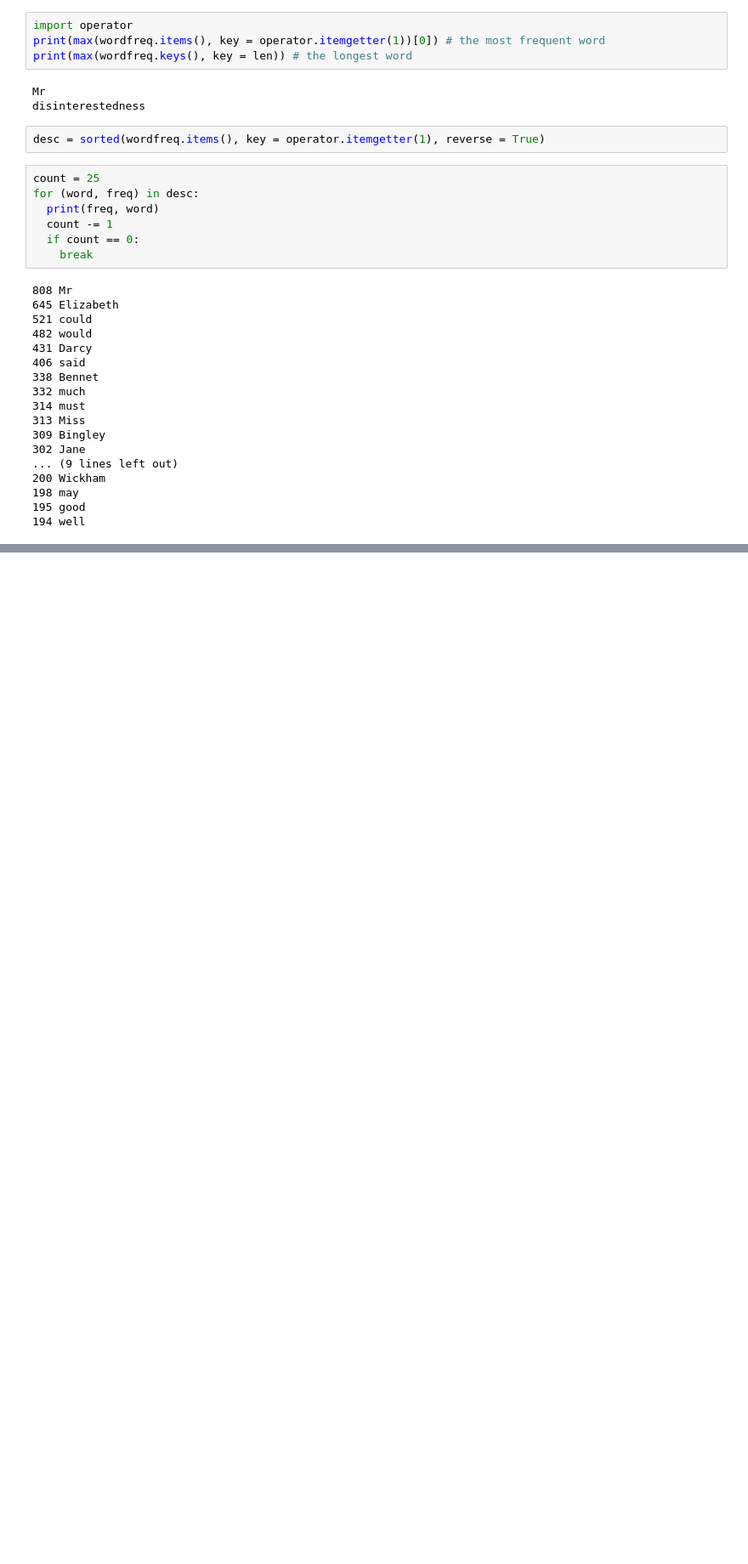
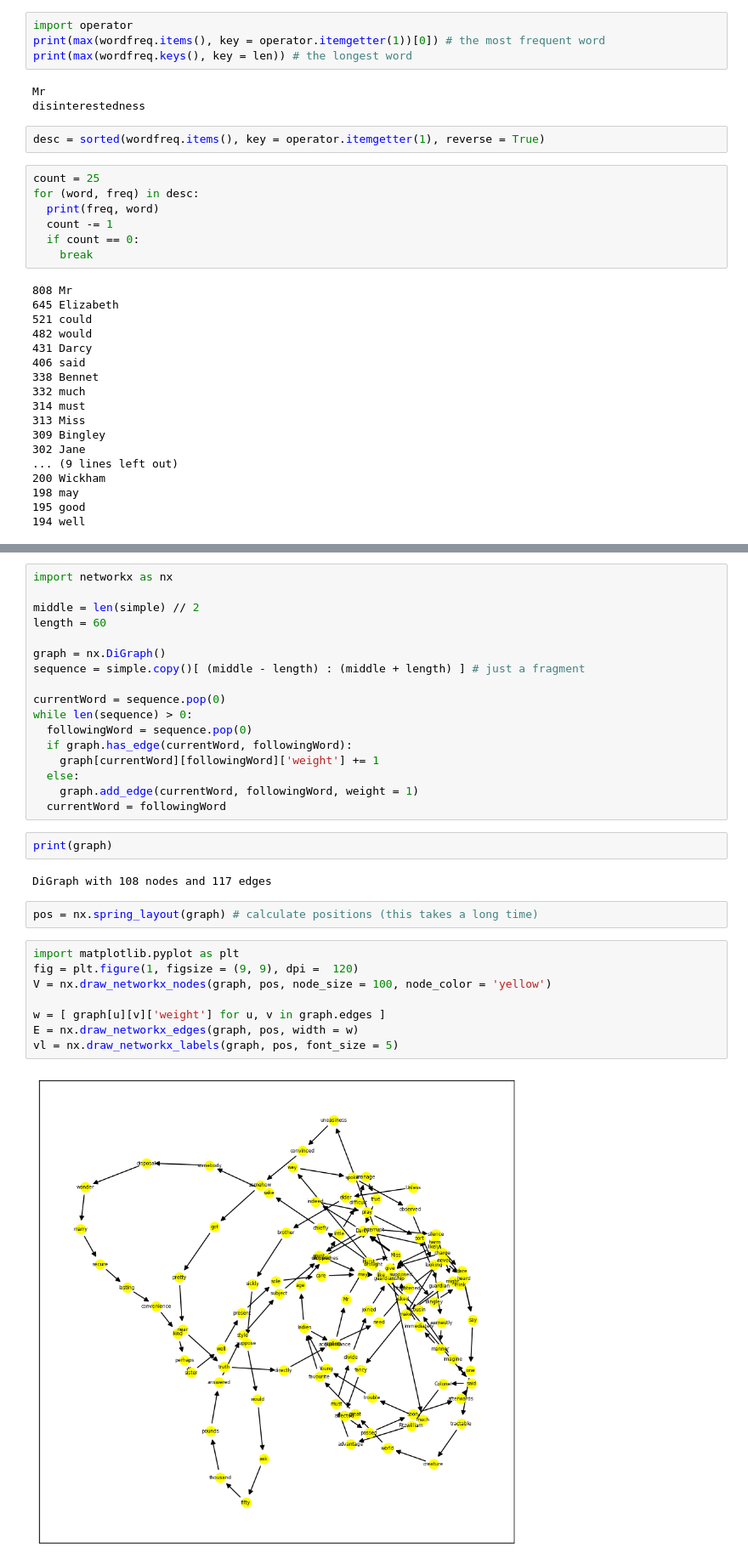
Before and after one commit to SCS-Technology-and-Innovation/DACS, a Jupyter notebook: DTDA/words.ipynb, the cells around one changed output, grey strips where cells are left out. Shown at 85% size. Drawn from its saved outputs; the diff is of its cells as text; blank space fills up the shorter version.

```diff
--- a/DTDA/words.ipynb
+++ b/DTDA/words.ipynb
@@ -321,0 +322,33 @@ plt.show()
+# %%
+import networkx as nx
+
+middle = len(simple) // 2
+length = 60
+
+graph = nx.DiGraph()
+sequence = simple.copy()[ (middle - length) : (middle + length) ] # just a fragment
+
+currentWord = sequence.pop(0)
+while len(sequence) > 0:
+  followingWord = sequence.pop(0)
+  if graph.has_edge(currentWord, followingWord):
+    graph[currentWord][followingWord]['weight'] += 1
+  else:
+    graph.add_edge(currentWord, followingWord, weight = 1)
+  currentWord = followingWord
+# %%
+print(graph)
+# %% [output]
+DiGraph with 108 nodes and 117 edges
+# %%
+pos = nx.spring_layout(graph) # calculate positions (this takes a long time)
+# %%
+import matplotlib.pyplot as plt
+fig = plt.figure(1, figsize = (9, 9), dpi =  120)
+V = nx.draw_networkx_nodes(graph, pos, node_size = 100, node_color = 'yellow')
+
+w = [ graph[u][v]['weight'] for u, v in graph.edges ]
+E = nx.draw_networkx_edges(graph, pos, width = w)
+vl = nx.draw_networkx_labels(graph, pos, font_size = 5)
+# %% [output]
+[figure, added]
```
Also changed, not shown: parts of 5 cells of this notebook.
